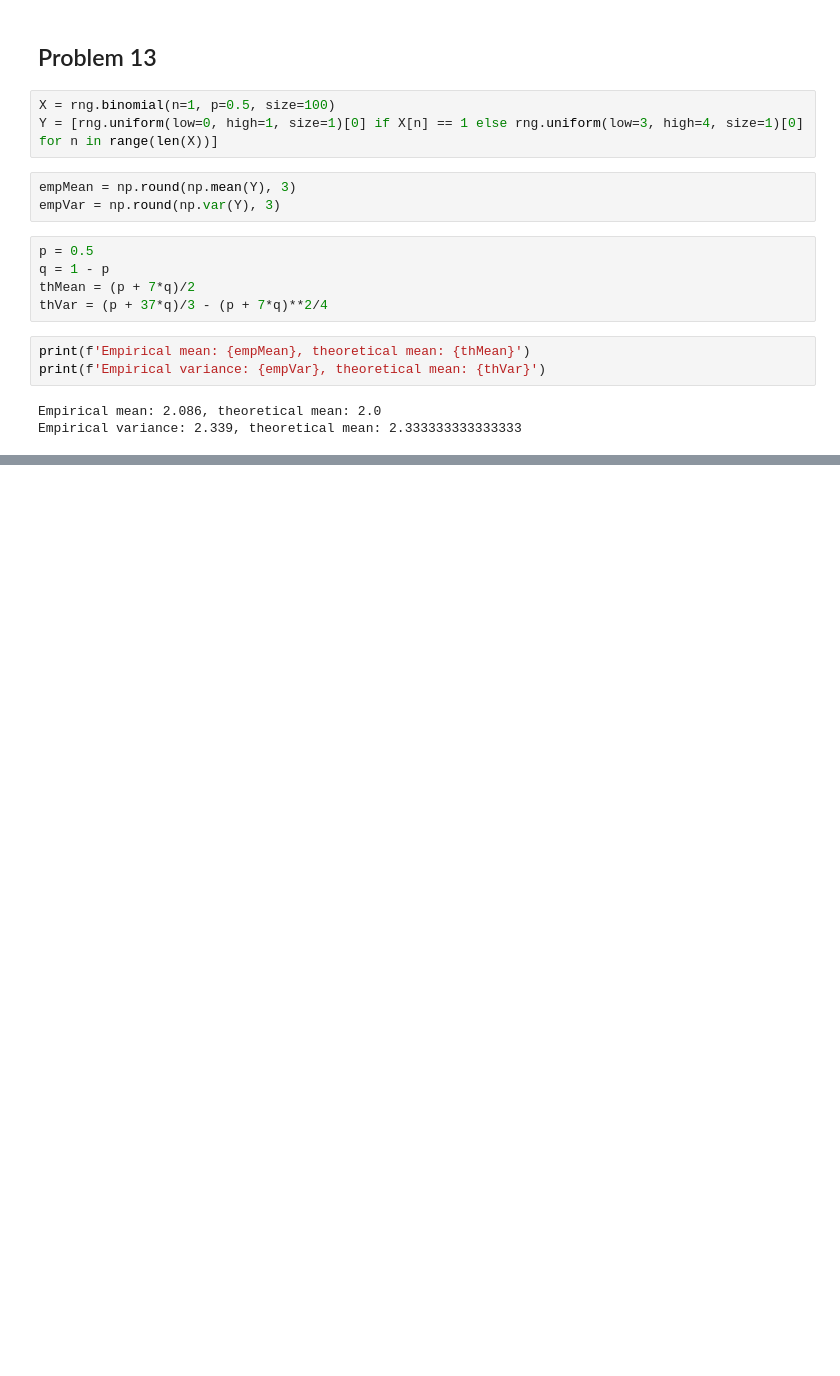
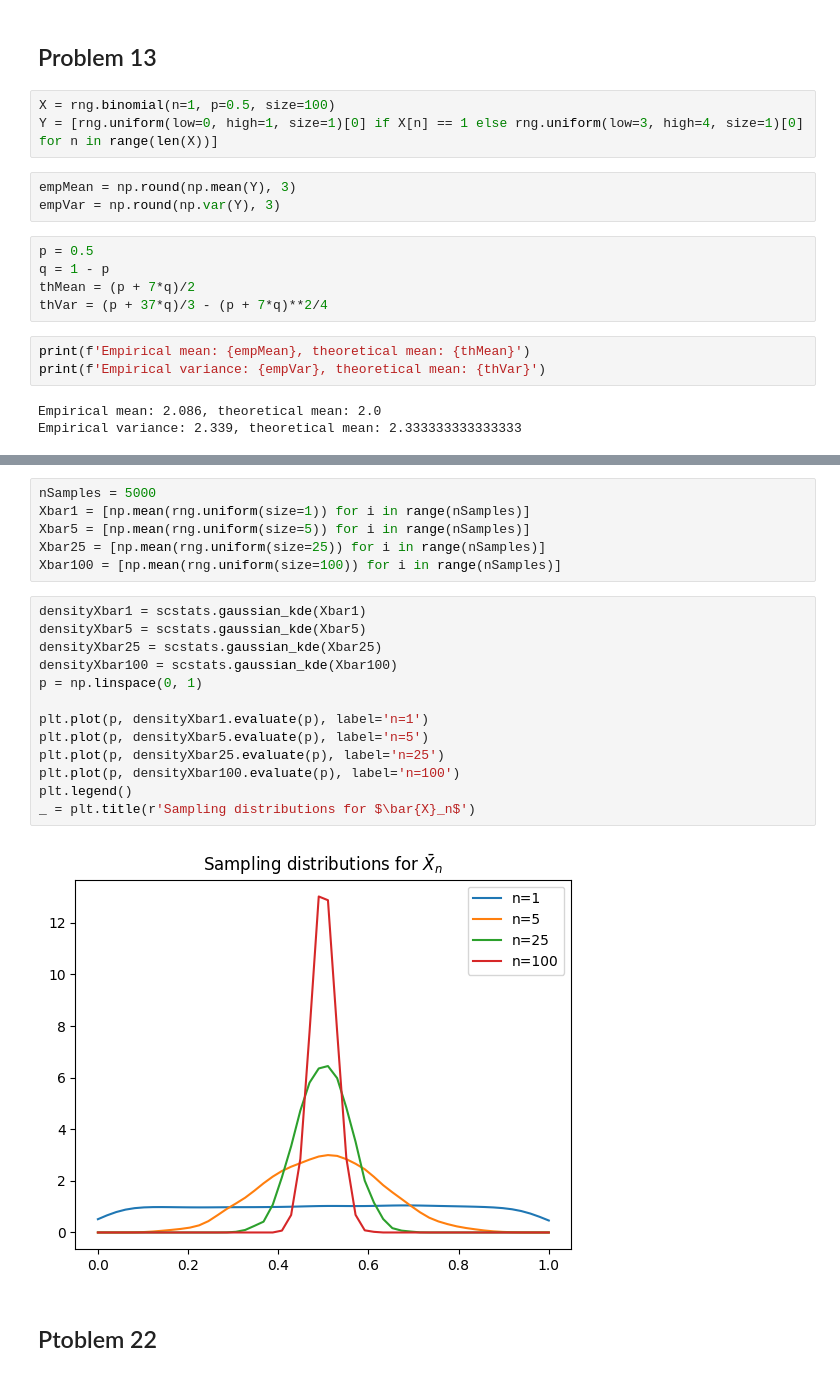
Before and after one commit to drameyjoshi/statistics, a Jupyter notebook: all-of-stats/Expectation.ipynb, the cells around one changed output, grey strips where cells are left out. Cells and saved outputs as stored; diff of their text form; blank space fills up the shorter version.

```diff
--- a/all-of-stats/Expectation.ipynb
+++ b/all-of-stats/Expectation.ipynb
@@ -290,0 +312,23 @@ Empirical variance: 2.339, theoretical mean: 2.333333333333333
+# %%
+nSamples = 5000
+Xbar1 = [np.mean(rng.uniform(size=1)) for i in range(nSamples)]
+Xbar5 = [np.mean(rng.uniform(size=5)) for i in range(nSamples)]
+Xbar25 = [np.mean(rng.uniform(size=25)) for i in range(nSamples)]
+Xbar100 = [np.mean(rng.uniform(size=100)) for i in range(nSamples)]
+# %%
+densityXbar1 = scstats.gaussian_kde(Xbar1)
+densityXbar5 = scstats.gaussian_kde(Xbar5)
+densityXbar25 = scstats.gaussian_kde(Xbar25)
+densityXbar100 = scstats.gaussian_kde(Xbar100)
+p = np.linspace(0, 1)
+
+plt.plot(p, densityXbar1.evaluate(p), label='n=1')
+plt.plot(p, densityXbar5.evaluate(p), label='n=5')
+plt.plot(p, densityXbar25.evaluate(p), label='n=25')
+plt.plot(p, densityXbar100.evaluate(p), label='n=100')
+plt.legend()
+_ = plt.title(r'Sampling distributions for $\bar{X}_n$')
+# %% [output]
+[figure, added]
+# %% [markdown]
+## Ptoblem 22
```
Also changed, not shown: parts of 9 cells of this notebook, 1 other file.
